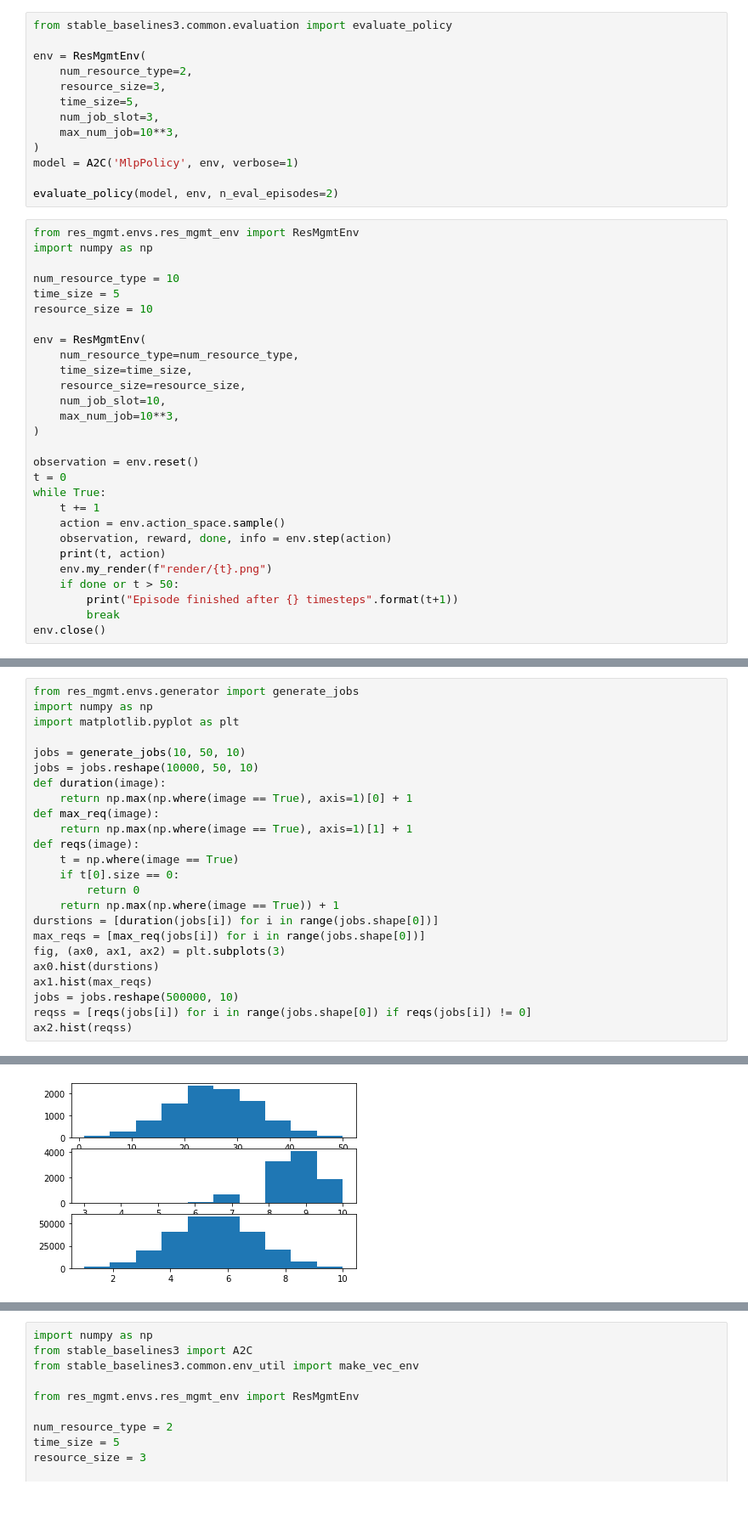
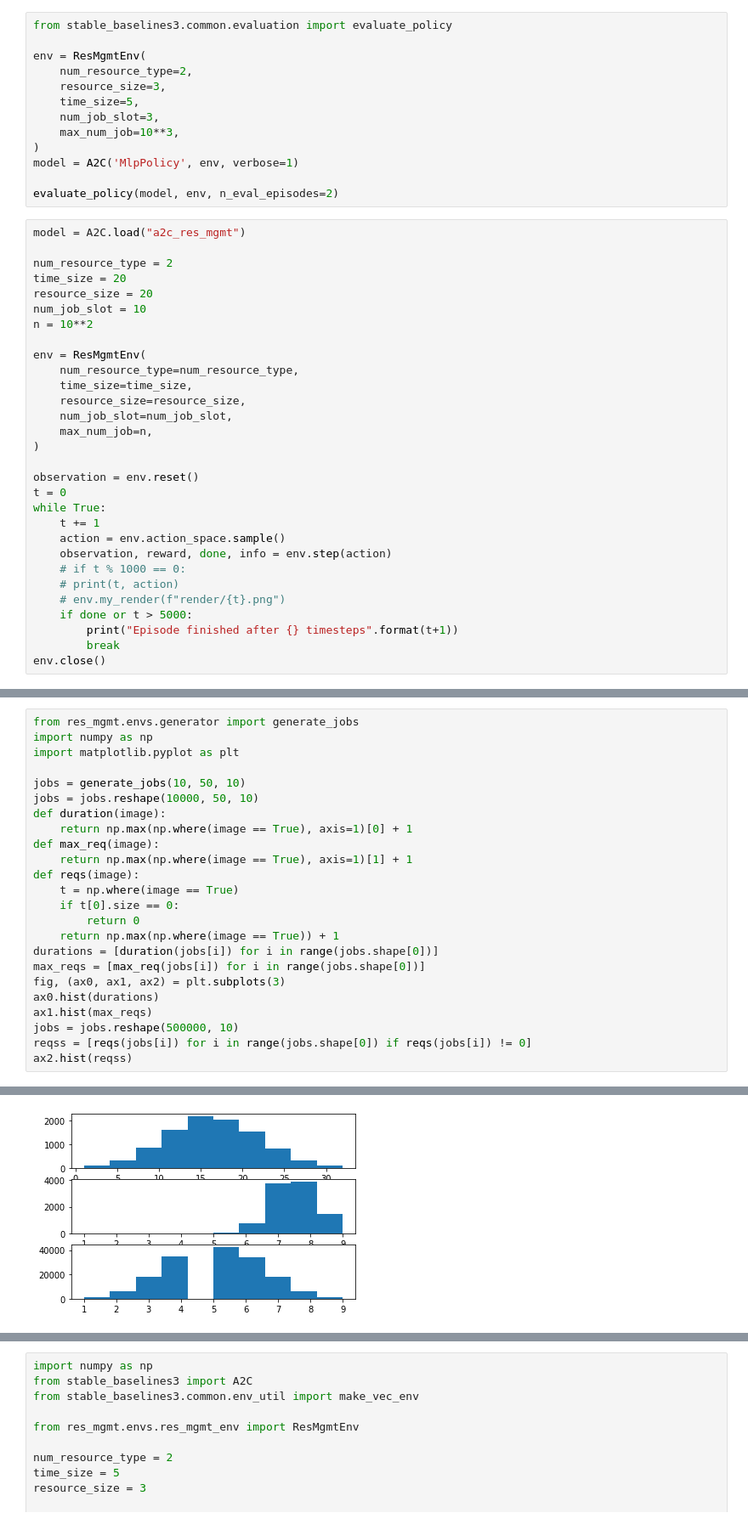
Before and after one commit to Merle-Zhang/resource-management-env, a Jupyter notebook: experiment.ipynb, the cells around one changed output, grey strips where cells are left out. Shown at 85% size. Saved outputs shown, nothing was run; the diff lists cells and outputs as text.

```diff
--- a/experiment.ipynb
+++ b/experiment.ipynb
@@ -67,19 +128,20 @@ model = A2C('MlpPolicy', env, verbose=1)
 
 evaluate_policy(model, env, n_eval_episodes=2)
 # %%
-from res_mgmt.envs.res_mgmt_env import ResMgmtEnv
-import numpy as np
+model = A2C.load("a2c_res_mgmt")
 
-num_resource_type = 10
-time_size = 5
-resource_size = 10
+num_resource_type = 2
+time_size = 20
+resource_size = 20
+num_job_slot = 10
+n = 10**2
 
 env = ResMgmtEnv(
     num_resource_type=num_resource_type,
     time_size=time_size,
     resource_size=resource_size,
-    num_job_slot=10,
-    max_num_job=10**3,
+    num_job_slot=num_job_slot,
+    max_num_job=n,
 )
 
 observation = env.reset()
@@ -88,9 +150,10 @@ while True:
     t += 1
     action = env.action_space.sample()
     observation, reward, done, info = env.step(action)
-    print(t, action)
-    env.my_render(f"render/{t}.png")
-    if done or t > 50:
+    # if t % 1000 == 0:
+    # print(t, action)
+    # env.my_render(f"render/{t}.png")
+    if done or t > 5000:
         print("Episode finished after {} timesteps".format(t+1))
         break
 env.close()
@@ -128,10 +175,10 @@ def reqs(image):
     if t[0].size == 0:
         return 0
     return np.max(np.where(image == True)) + 1
-durstions = [duration(jobs[i]) for i in range(jobs.shape[0])]
+durations = [duration(jobs[i]) for i in range(jobs.shape[0])]
 max_reqs = [max_req(jobs[i]) for i in range(jobs.shape[0])]
 fig, (ax0, ax1, ax2) = plt.subplots(3)
-ax0.hist(durstions)
+ax0.hist(durations)
 ax1.hist(max_reqs)
 jobs = jobs.reshape(500000, 10)
 reqss = [reqs(jobs[i]) for i in range(jobs.shape[0]) if reqs(jobs[i]) != 0]
@@ -143,3 +190,3 @@ ax2.hist(reqss)
  <BarContainer object of 10 artists>)
-[figure, old version]
+[figure, new version]
 # %%
```
Also changed, not shown: parts of 8 cells of this notebook, 3 other files.
